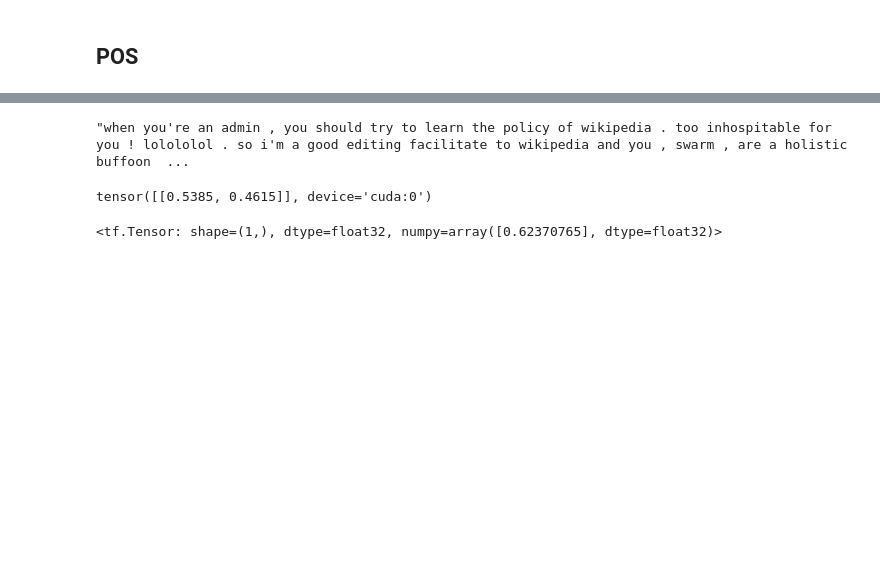
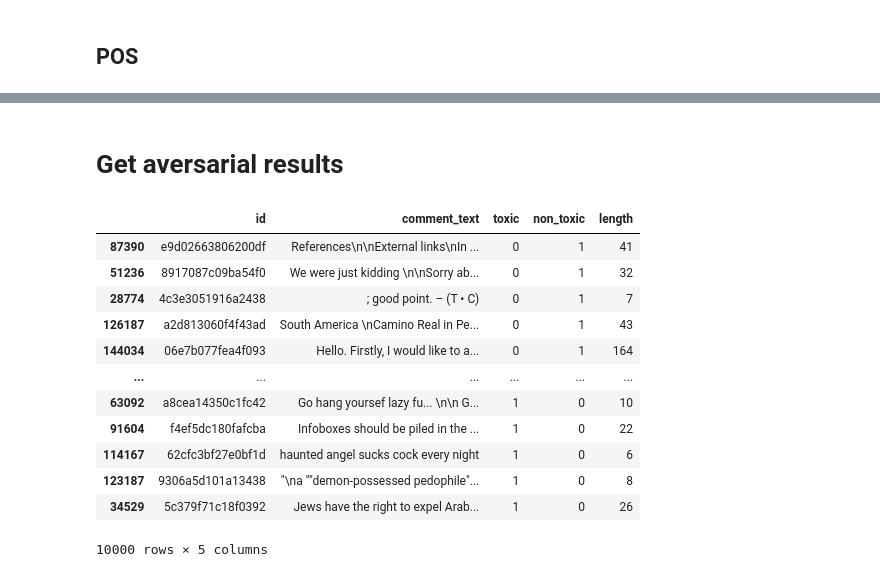
Before and after one commit to naryst/toxic_comments_classification, a Jupyter notebook: Model_Text_Classification.ipynb, the cells around one changed output, grey strips where cells are left out. Cells and saved outputs as stored; diff of their text form; code cells hidden in the pictures; blank space fills up the shorter version.

```diff
--- a/Model_Text_Classification.ipynb
+++ b/Model_Text_Classification.ipynb
@@ -846,12 +879,18 @@ def attack(text_ls: List, sim_score_threshold=0.5, import_score_threshold=-1,
-# %%
-' '.join(p_t)
-# %% [output]
-"when you're an admin , you should try to learn the policy of wikipedia . too inhospitable for you ! lolololol . so i'm a good editing facilitate to wikipedia and you , swarm , are a holistic buffoon  ...
-# %%
-prediction(model, [' '.join(p_t)], False)
-# %% [output]
-tensor([[0.5385, 0.4615]], device='cuda:0')
-# %%
-sim_predictor.semantic_sim([' '.join(text_ls)], [' '.join(p_t)])
-# %% [output]
-<tf.Tensor: shape=(1,), dtype=float32, numpy=array([0.62370765], dtype=float32)>
+# %% [markdown]
+# Get aversarial results
+# %%
+df_train
+# %% [output]
+|  | id | comment_text | toxic | non_toxic | length |
+| 87390 | e9d02663806200df | References\n\nExternal links\nIn ... | 0 | 1 | 41 |
+| 51236 | 8917087c09ba54f0 | We were just kidding \n\nSorry ab... | 0 | 1 | 32 |
+| 28774 | 4c3e3051916a2438 | ; good point. – (T • C) | 0 | 1 | 7 |
+| 126187 | a2d813060f4f43ad | South America \nCamino Real in Pe... | 0 | 1 | 43 |
+| 144034 | 06e7b077fea4f093 | Hello. Firstly, I would like to a... | 0 | 1 | 164 |
+| ... | ... | ... | ... | ... | ... |
+| 63092 | a8cea14350c1fc42 | Go hang yoursef lazy fu... \n\n G... | 1 | 0 | 10 |
+| 91604 | f4ef5dc180fafcba | Infoboxes should be piled in the ... | 1 | 0 | 22 |
+| 114167 | 62cfc3bf27e0bf1d | haunted angel sucks cock every night | 1 | 0 | 6 |
+| 123187 | 9306a5d101a13438 | "\na ""demon-possessed pedophile"... | 1 | 0 | 8 |
+| 34529 | 5c379f71c18f0392 | Jews have the right to expel Arab... | 1 | 0 | 26 |
+10000 rows × 5 columns
```
Also changed, not shown: parts of 32 cells of this notebook.
